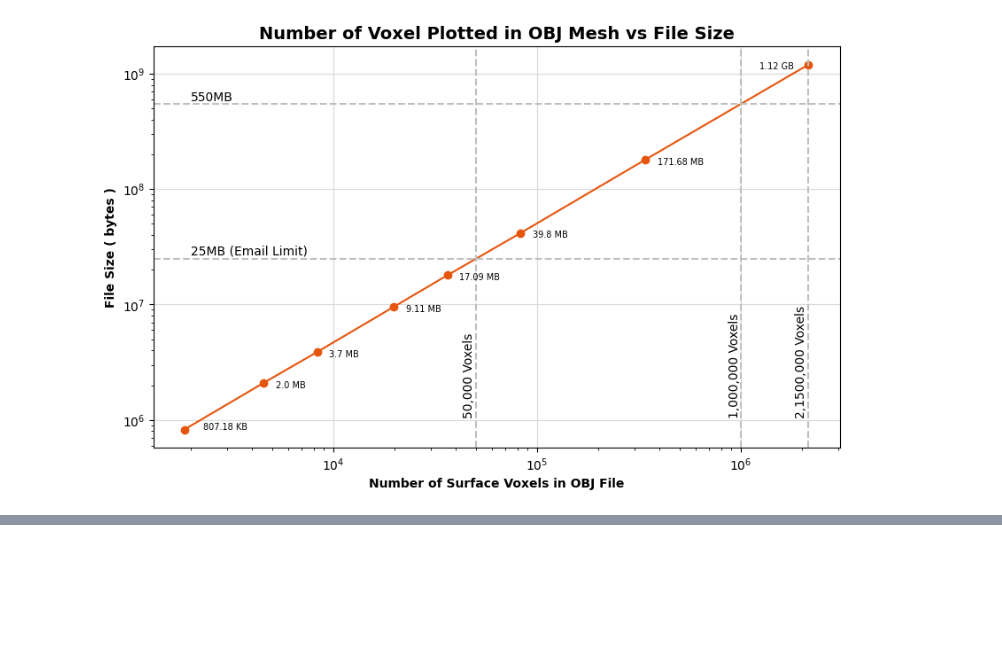
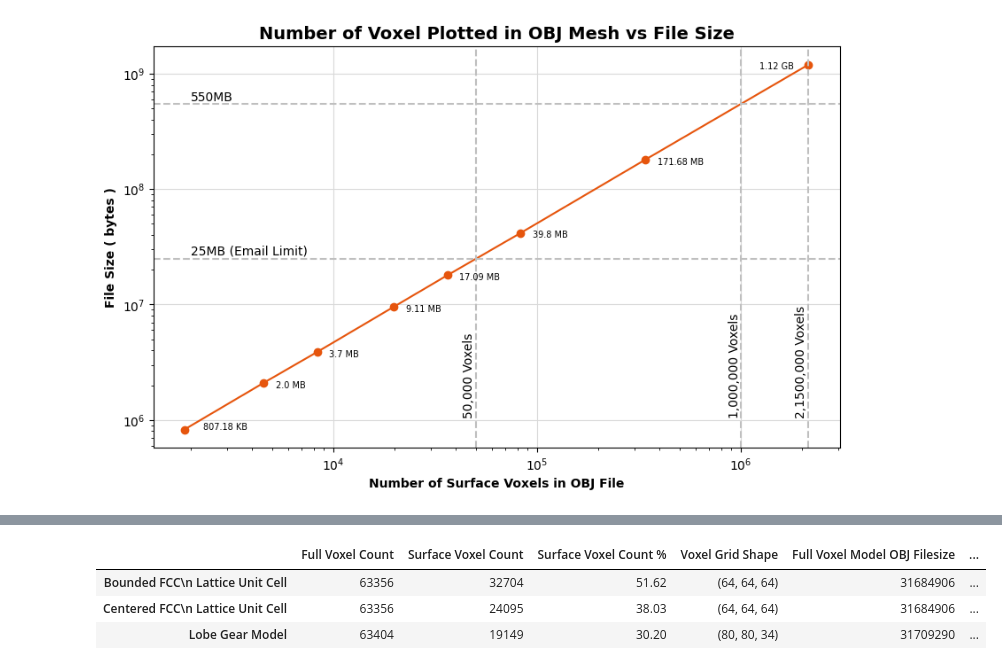
Before and after one commit to SpillaneMakes/obj-mesh-voxel-visualizer, a Jupyter notebook: obj-voxel-visualizer.ipynb, the cells around one changed output, grey strips where cells are left out. Saved outputs shown, nothing was run; the diff lists cells and outputs as text; code cells hidden in the pictures; blank space fills up the shorter version.

```diff
--- a/obj-voxel-visualizer.ipynb
+++ b/obj-voxel-visualizer.ipynb
@@ -291,0 +298,10 @@ plt.show()
+# %%
+# Load models with similar total voxel counts
+fcc_shell = np.load("./example_visualized_voxels/surface_geometry_voxel_count_comparison/fcc_shell.npy")
+fcc_center = np.load("./example_visualized_voxels/surface_geometry_voxel_count_comparison/fcc_center.npy")
+lobe_gear = np.load("./example_visualized_voxels/surface_geometry_voxel_count_comparison/lobe_gear.npy")
+
+comparison_models = [
+    {'name': 'Unit Shell FCC', 'model': fcc_shell},
+    {'name': 'Centered FCC', 'model': fcc_center},
+    {'name': 'Lobe Gear', 'model': lobe_gear} ]
@@ -291,0 +342,25 @@ plt.show()
+# %%
+# Build Dataframe
+
+filenames = [
+    'Bounded FCC\n Lattice Unit Cell',
+    'Centered FCC\n Lattice Unit Cell',
+    'Lobe Gear Model']
+
+geom_v_count_columns = [
+    'Full Voxel Count',
+    'Surface Voxel Count',
+    'Surface Voxel Count %',
+    'Voxel Grid Shape',
+    'Full Voxel Model OBJ Filesize',
+    'Surface Voxel Model OBJ Filesize',
+    'Surface Voxel OBJ Filesize %',]
+
+geom_v_surf_count_df = pd.DataFrame(df_data, columns=geom_v_count_columns, index=filenames)
+
+geom_v_surf_count_df
+# %% [output]
+|  | Full Voxel Count | Surface Voxel Count | Surface Voxel Count % | Voxel Grid Shape | Full Voxel Model OBJ Filesize | ... |
+| Bounded FCC\n Lattice Unit Cell | 63356 | 32704 | 51.62 | (64, 64, 64) | 31684906 | ... |
+| Centered FCC\n Lattice Unit Cell | 63356 | 24095 | 38.03 | (64, 64, 64) | 31684906 | ... |
+| Lobe Gear Model | 63404 | 19149 | 30.20 | (80, 80, 34) | 31709290 | ... |
```
Also changed, not shown: parts of 8 cells of this notebook, 13 other files.
